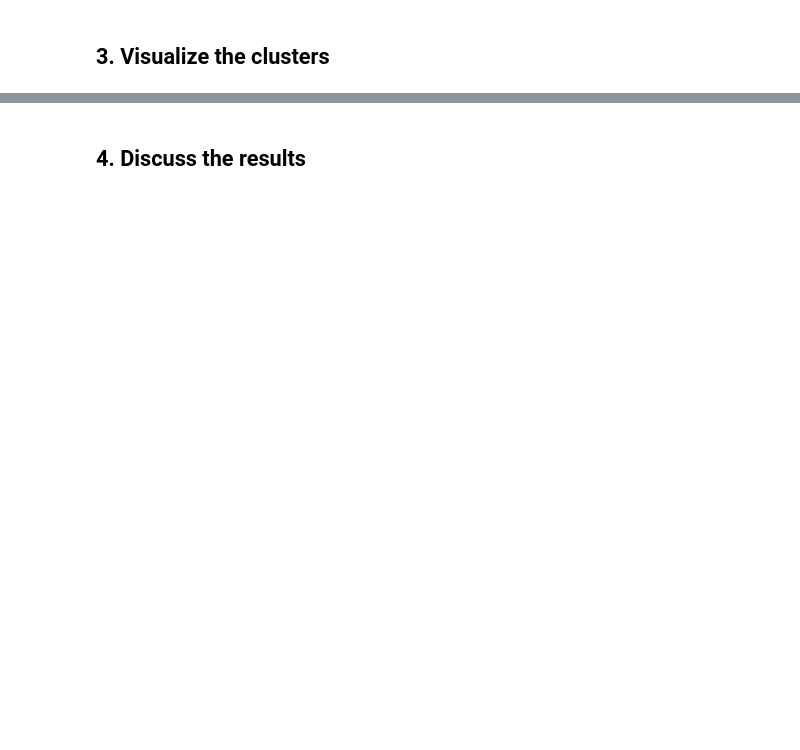
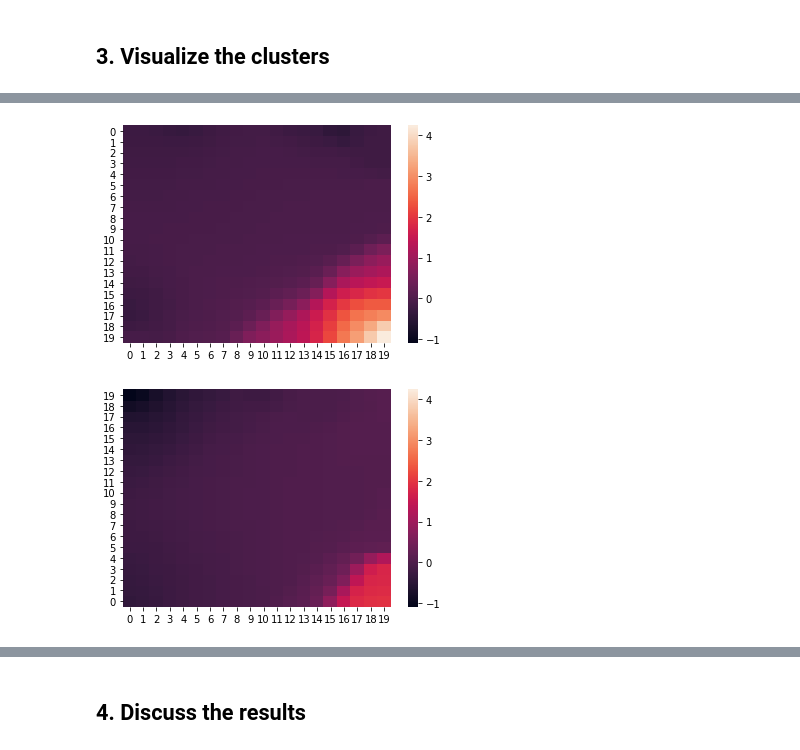
Before and after one commit to arnaud22560/P21_ML_Applications_Twitter_SOM_Clustering_NN_D1, a Jupyter notebook: Tweet Clustering with SOMs.ipynb, the cells around one changed output, grey strips where cells are left out. Drawn from its saved outputs; the diff is of its cells as text; code cells hidden in the pictures; blank space fills up the shorter version.

```diff
--- a/Tweet Clustering with SOMs.ipynb
+++ b/Tweet Clustering with SOMs.ipynb
@@ -303,0 +381,4 @@ NameError: name 'words_to_remove' is not defined
+# %%
+mapsize = [20, 20]  # The number of neurons: 20*20
+som = sompy3.SOMFactory.build(vectors2d, mapsize, normalization=None)
+som.train(n_job=1, verbose='info')
@@ -303,0 +403,12 @@ NameError: name 'words_to_remove' is not defined
+# %%
+c1, c2 = som.codebook.matrix[:, 0].reshape(mapsize), som.codebook.matrix[:, 1].reshape(mapsize)  # We select the two components (dimensions) in the map, and reshape them
+# Two heatmaps, one per component
+sns.heatmap(c1, vmax=np.max(som.codebook.matrix), vmin=np.min(som.codebook.matrix))
+plt.ylim(0, 20)
+plt.show()
+sns.heatmap(c2, vmax=np.max(som.codebook.matrix), vmin=np.min(som.codebook.matrix))
+plt.ylim(0, 20)
+plt.show()
+# %% [output]
+[figure, added]
+[figure, added]
```
Also changed, not shown: parts of 22 cells of this notebook, 5 other files.
